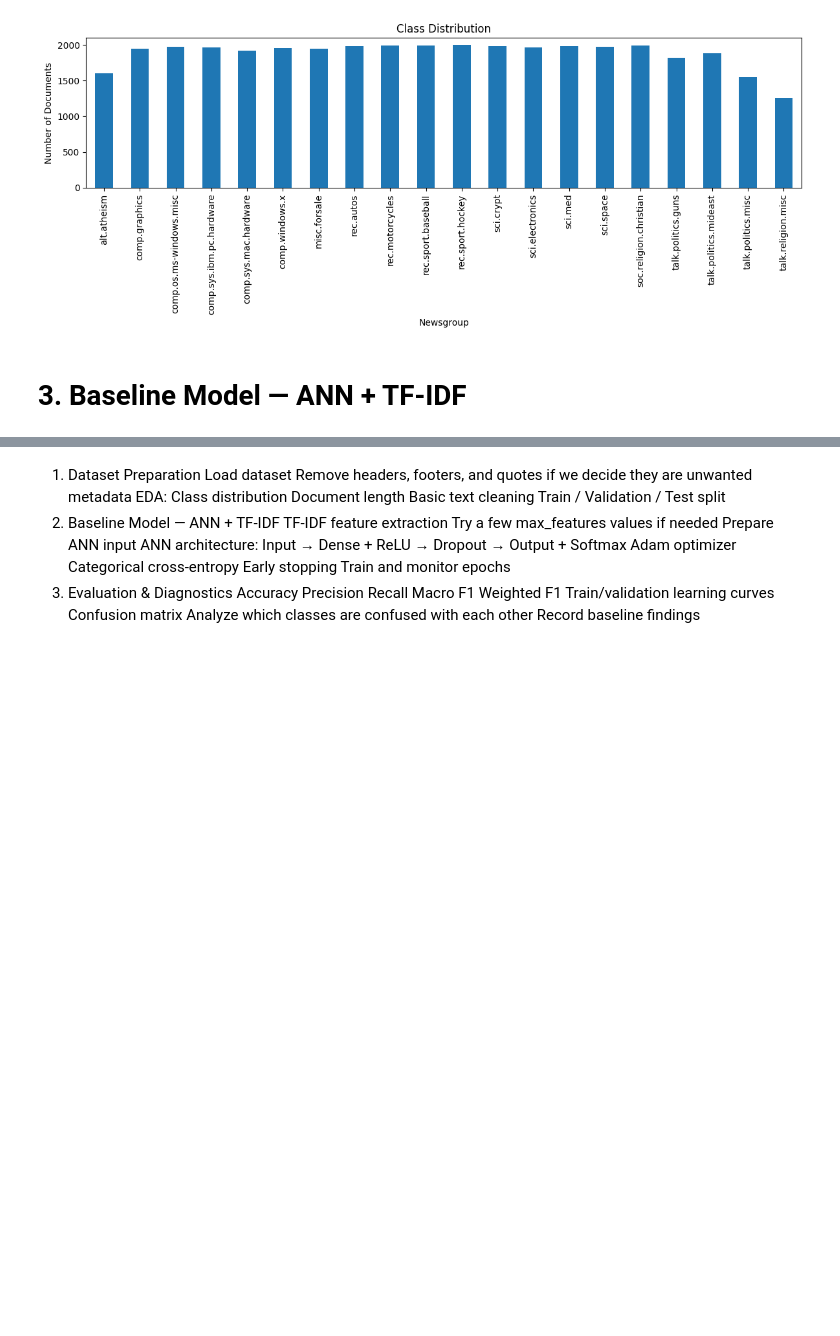
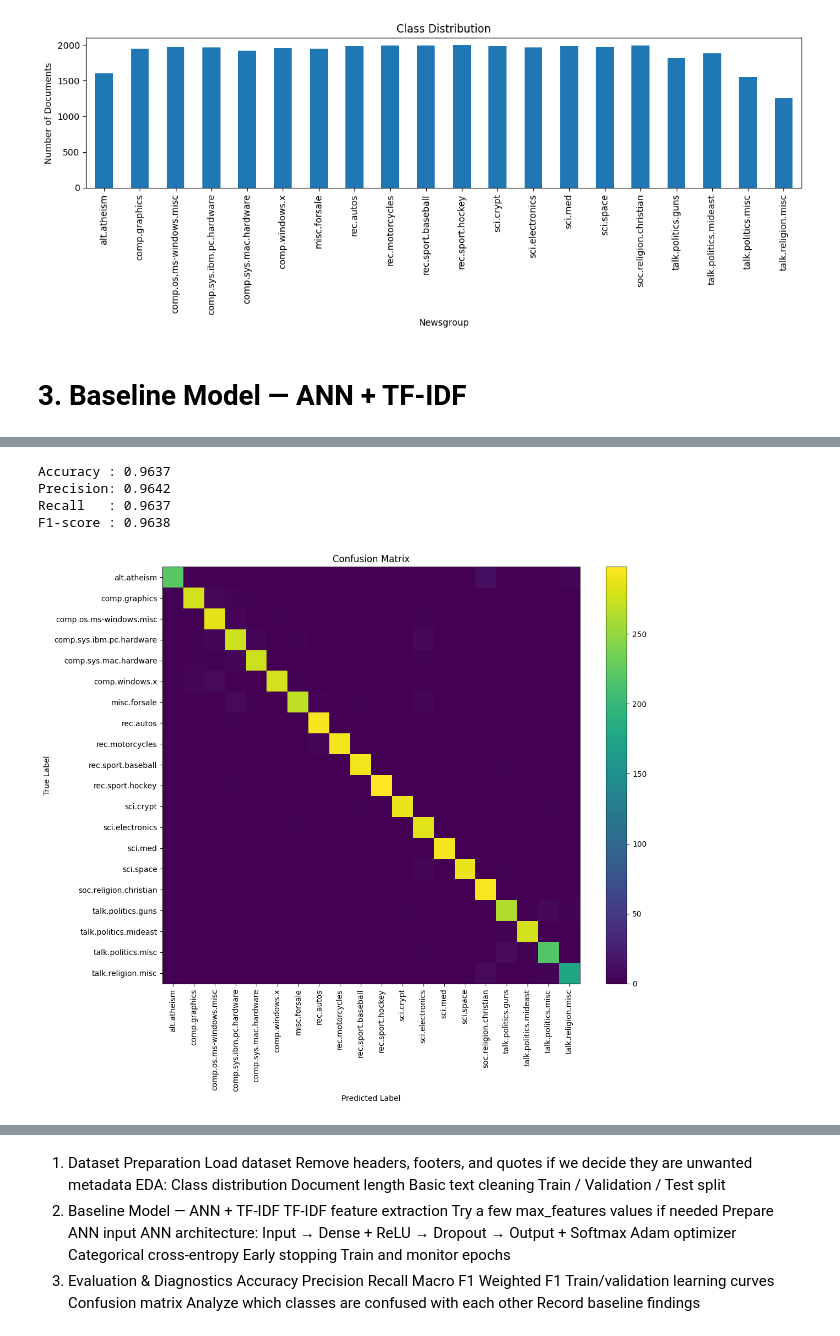
Before and after one commit to fatimahirshad/Sprint-03, a Jupyter notebook: nlp-assignment-2.ipynb, the cells around one changed output, grey strips where cells are left out. Saved outputs shown, nothing was run; the diff lists cells and outputs as text; code cells hidden in the pictures; blank space fills up the shorter version.

```diff
--- a/nlp-assignment-2.ipynb
+++ b/nlp-assignment-2.ipynb
@@ -222,0 +356,9 @@ plt.show()
+# %%
+# Convert TF-IDF matrices to dense arrays for the ANN
+X_train_dense = X_train_tfidf.toarray()
+X_val_dense = X_val_tfidf.toarray()
+X_test_dense = X_test_tfidf.toarray()
+
+print("Train shape:", X_train_dense.shape)
+print("Validation shape:", X_val_dense.shape)
+print("Test shape:", X_test_dense.shape)
@@ -222,0 +465,10 @@ plt.show()
+# %%
+# Generate predictions for the test set
+y_pred_probs = model.predict(X_test_dense)
+
+# Convert probabilities to predicted class labels
+y_pred = np.argmax(y_pred_probs, axis=1)
+
+print("Predictions generated:", len(y_pred))
+
+# Test text → ANN → 20 probabilities → highest probability → predicted class
@@ -222,0 +496,48 @@ plt.show()
+# %%
+from sklearn.metrics import accuracy_score, precision_score, recall_score, f1_score
+
+# Calculate classification metrics
+accuracy = accuracy_score(y_test_encoded, y_pred)
+precision = precision_score(y_test_encoded, y_pred, average="weighted")
+recall = recall_score(y_test_encoded, y_pred, average="weighted")
+f1 = f1_score(y_test_encoded, y_pred, average="weighted")
+
+print("Accuracy :", round(accuracy, 4))
+print("Precision:", round(precision, 4))
+print("Recall   :", round(recall, 4))
+print("F1-score :", round(f1, 4))
+# %% [output]
+Accuracy : 0.9637
+Precision: 0.9642
+Recall   : 0.9637
+F1-score : 0.9638
+# %%
+from sklearn.metrics import confusion_matrix
+import matplotlib.pyplot as plt
+
+# Compute confusion matrix
+cm = confusion_matrix(y_test_encoded, y_pred)
+
+# Display confusion matrix
+plt.figure(figsize=(12, 10))
+plt.imshow(cm)
+
+plt.title("Confusion Matrix")
+plt.xlabel("Predicted Label")
+plt.ylabel("True Label")
+plt.colorbar()
+
+plt.xticks(
+    range(num_classes),
+    label_encoder.classes_,
+    rotation=90
+)
+plt.yticks(
+    range(num_classes),
+    label_encoder.classes_
+)
+
+plt.tight_layout()
+plt.show()
+# %% [output]
+[figure, added]
```
Also changed, not shown: parts of 57 cells of this notebook.
